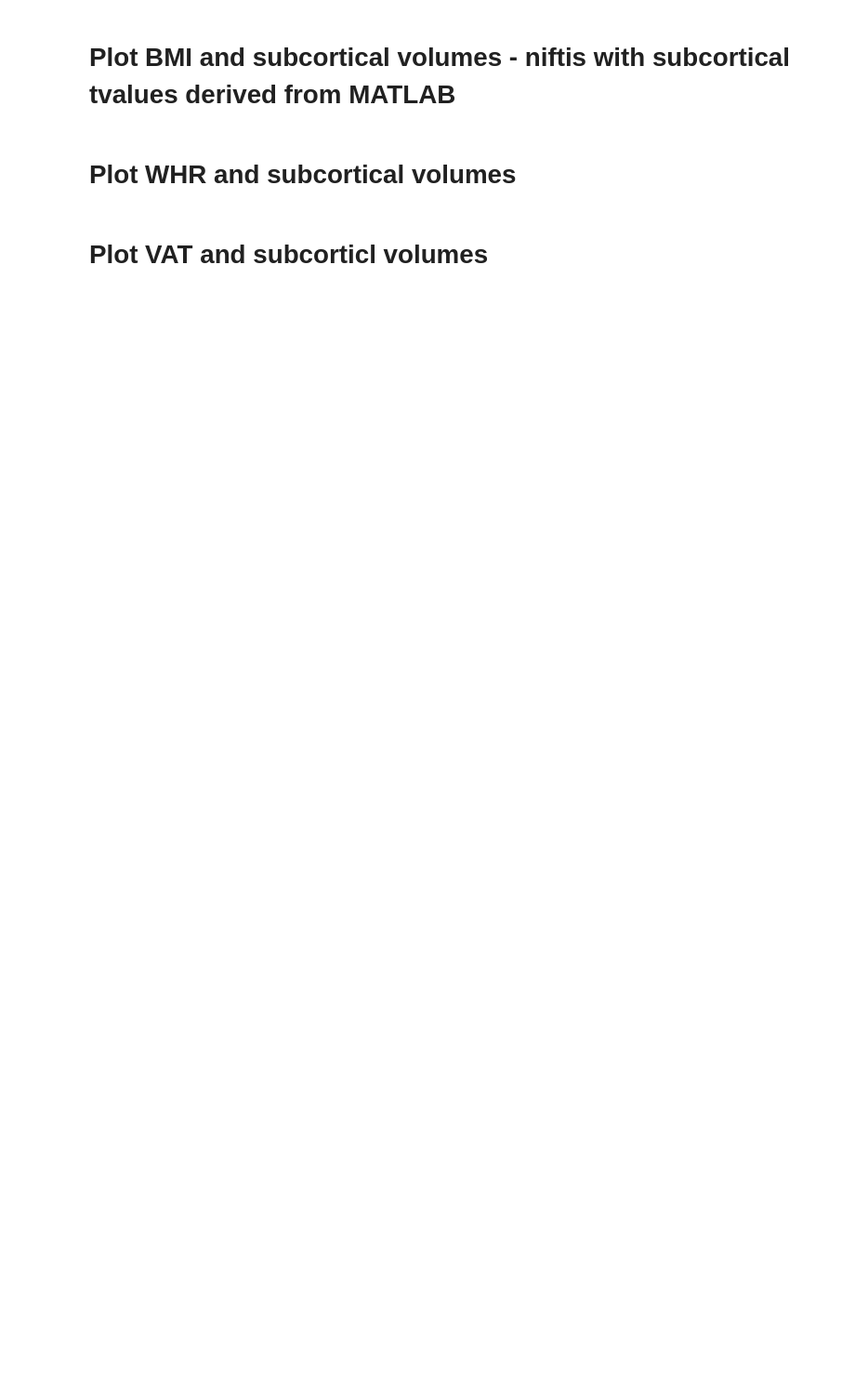
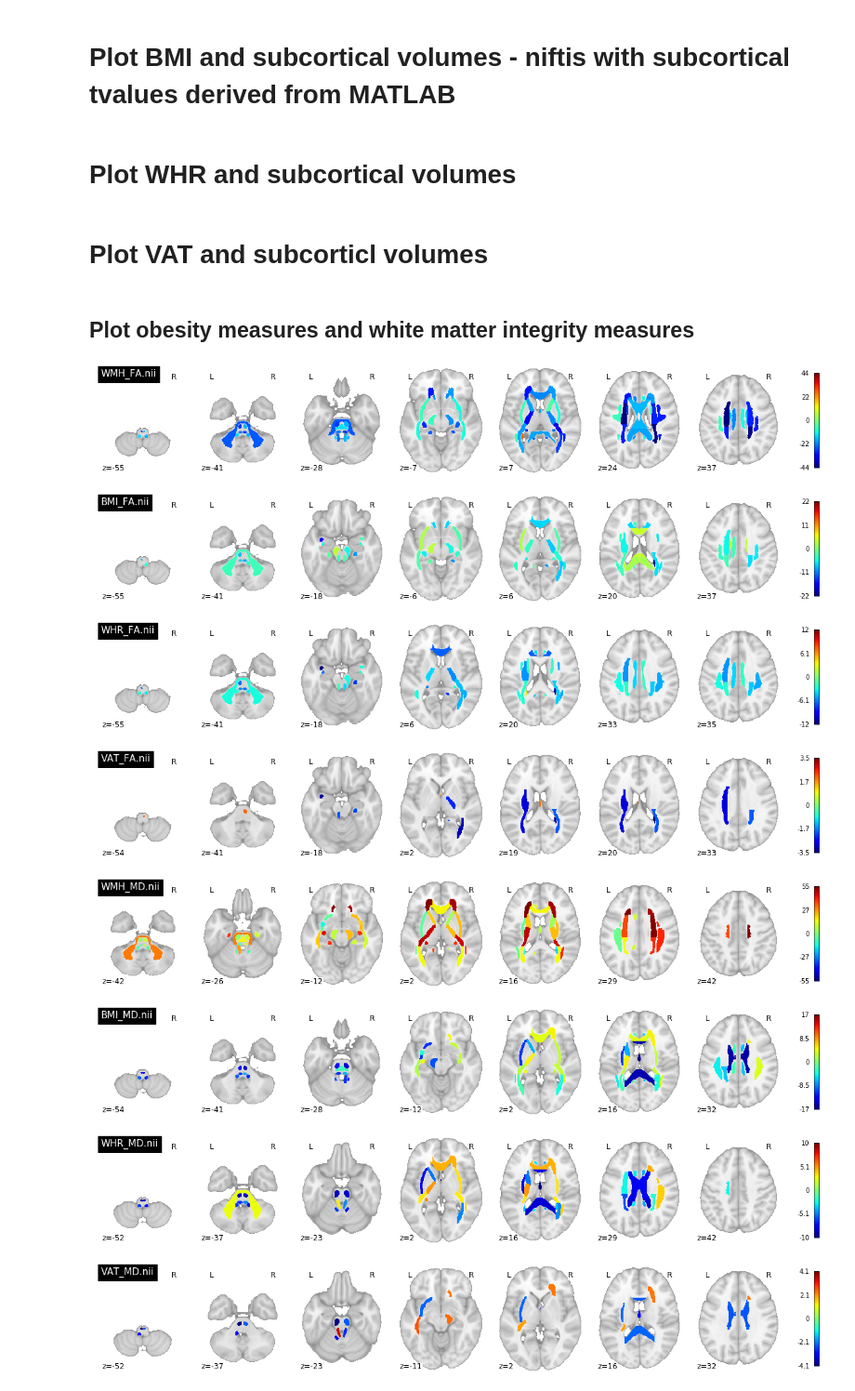
Before and after one commit to FilipMorys/WMHOB, a Jupyter notebook: plotting_scripts/Plot_subcortical_nilearn.ipynb, the cells around one changed output. Shown at 93% size. Cells and saved outputs as stored; diff of their text form; code cells hidden in the pictures; blank space fills up the shorter version.

Commit message:
Added white matter microstructure

```diff
--- a/plotting_scripts/Plot_subcortical_nilearn.ipynb
+++ b/plotting_scripts/Plot_subcortical_nilearn.ipynb
@@ -63,3 +63,34 @@ VAT=nilearn.plotting.plot_stat_map('./Subcortical_VAT.nii',
                               cmap='Reds')
 VAT.savefig('/dagher/dagher11/filip/OBAL/output/VAT_subcortical.svg')
 VAT.close()
+# %% [markdown]
+## Plot obesity measures and white matter integrity measures
+# %%
+Plots=['WMH_FA.nii','BMI_FA.nii','WHR_FA.nii','VAT_FA.nii','WMH_MD.nii','BMI_MD.nii','WHR_MD.nii','VAT_MD.nii']
+
+for i in Plots:
+    nilearn.plotting.plot_stat_map('./'+i,
+                                  bg_img='/usr/share/fsl/data/standard/MNI152_T1_1mm_brain.nii.gz',
+                                  cut_coords=None,
+                                  output_file=None,
+                                  display_mode='z',
+                                  colorbar=True,
+                                  figure=None,
+                                  title=i,
+                                  annotate=True,
+                                  draw_cross=False,
+                                  black_bg=False,
+                                  symmetric_cbar='auto',
+                                  dim='auto',
+                                  vmax=None,
+                                  resampling_interpolation='continuous',
+                                  cmap='jet')
+# %% [output]
+[figure, added]
+[figure, added]
+[figure, added]
+[figure, added]
+[figure, added]
+[figure, added]
+[figure, added]
+[figure, added]
```
Also changed, not shown: parts of 2 cells of this notebook, 2 other files.
